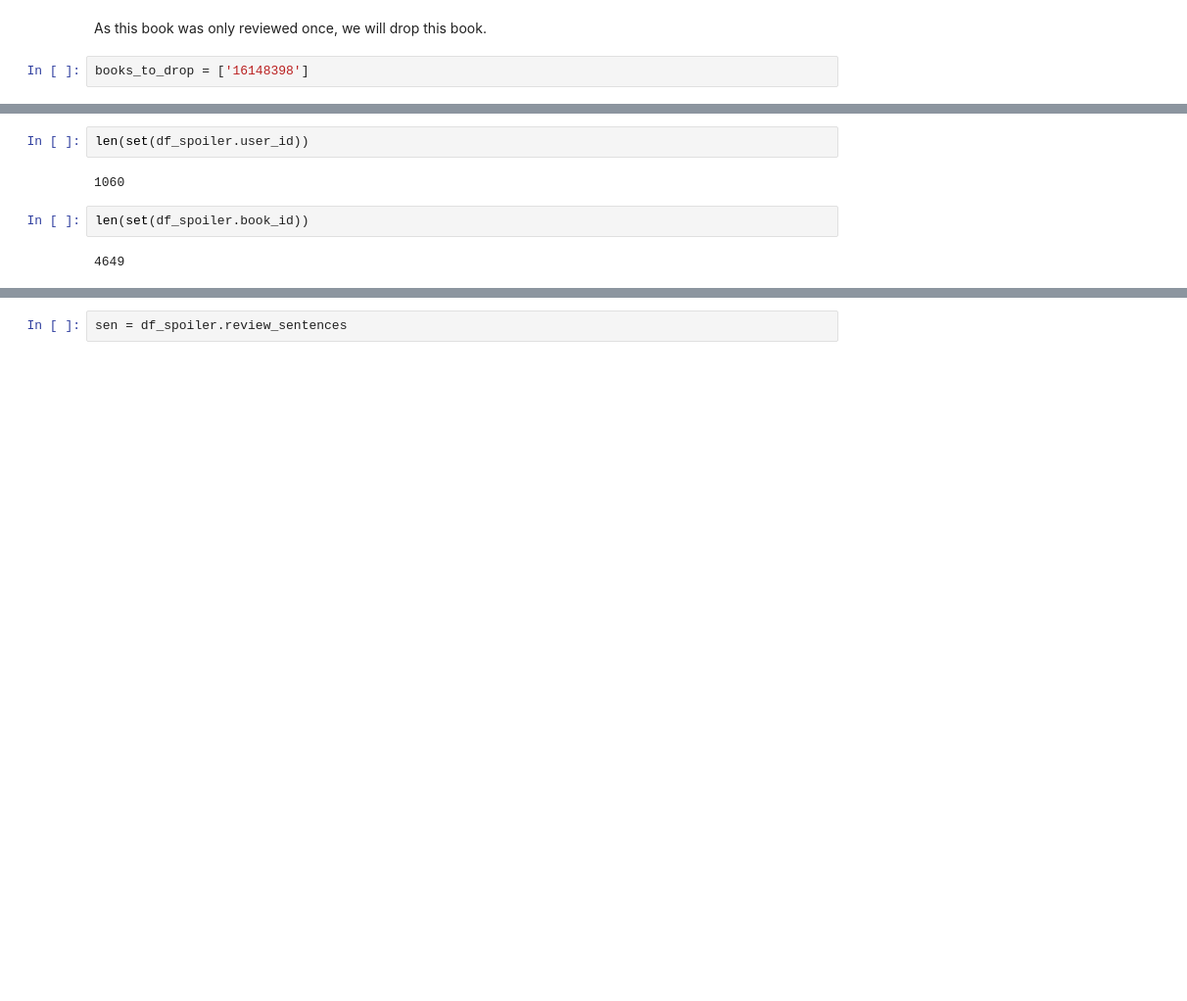
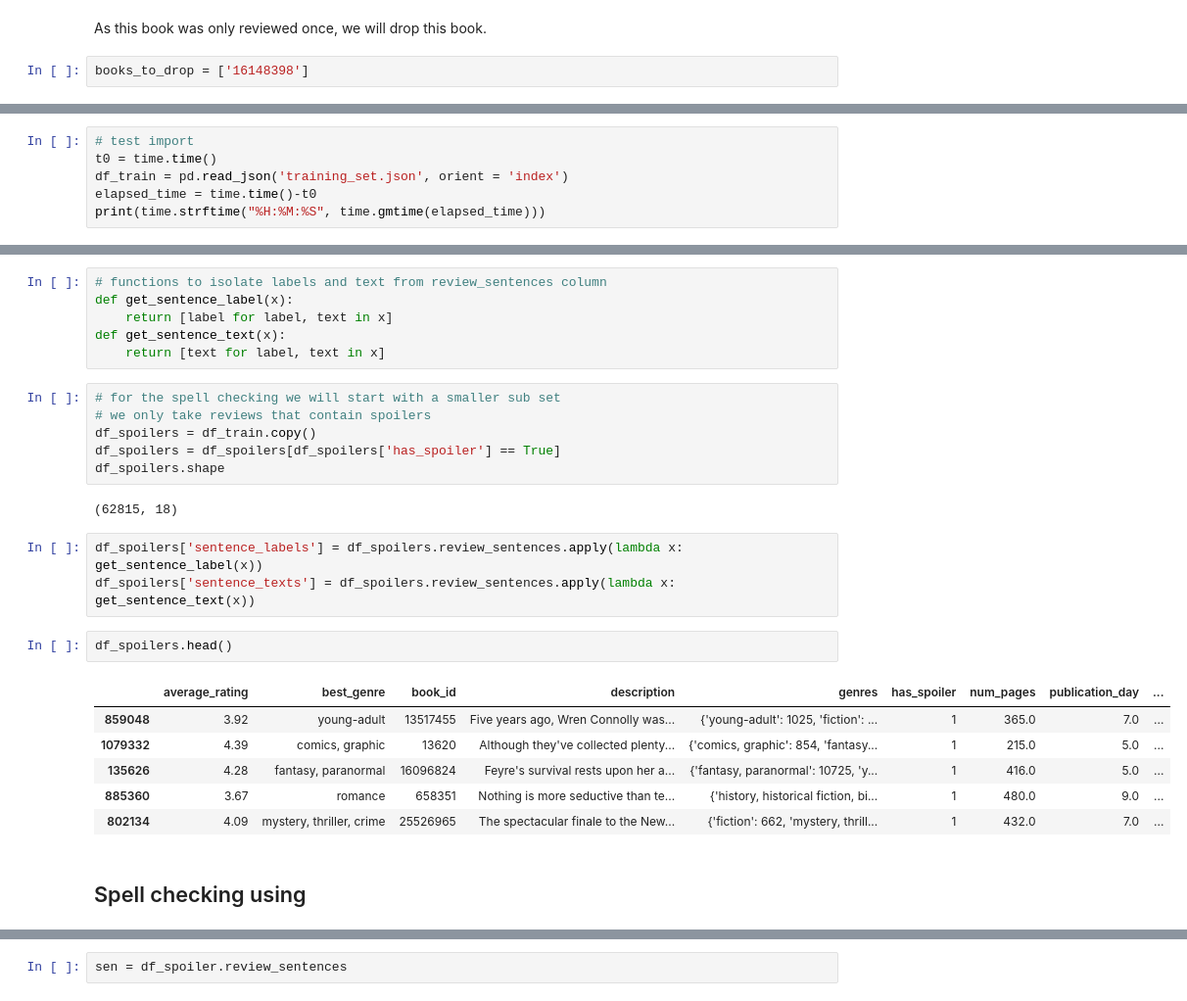
Before and after one commit to GHabeck/202011_capstone_project, a Jupyter notebook: spoiler reviews.ipynb, the cells around one changed output, grey strips where cells are left out. Shown at 98% size. Saved outputs shown, nothing was run; the diff lists cells and outputs as text; blank space fills up the shorter version.

```diff
--- a/spoiler reviews.ipynb
+++ b/spoiler reviews.ipynb
@@ -381,0 +469,6 @@ stats.items()
+# %%
+# test import
+t0 = time.time()
+df_train = pd.read_json('training_set.json', orient = 'index')
+elapsed_time = time.time()-t0
+print(time.strftime("%H:%M:%S", time.gmtime(elapsed_time)))
@@ -393,8 +482,28 @@ df_spoiler.shape
-# %%
-len(set(df_spoiler.user_id))
-# %% [output]
-1060
-# %%
-len(set(df_spoiler.book_id))
-# %% [output]
-4649
+# %%
+# functions to isolate labels and text from review_sentences column
+def get_sentence_label(x):
+    return [label for label, text in x]
+def get_sentence_text(x):
+    return [text for label, text in x]
+# %%
+# for the spell checking we will start with a smaller sub set
+# we only take reviews that contain spoilers
+df_spoilers = df_train.copy()
+df_spoilers = df_spoilers[df_spoilers['has_spoiler'] == True]
+df_spoilers.shape
+# %% [output]
+(62815, 18)
+# %%
+df_spoilers['sentence_labels'] = df_spoilers.review_sentences.apply(lambda x: get_sentence_label(x))
+df_spoilers['sentence_texts'] = df_spoilers.review_sentences.apply(lambda x: get_sentence_text(x))
+# %%
+df_spoilers.head()
+# %% [output]
+|  | average_rating | best_genre | book_id | description | genres | has_spoiler | num_pages | publication_day | ... |
+| 859048 | 3.92 | young-adult | 13517455 | Five years ago, Wren Connolly was... | {'young-adult': 1025, 'fiction': ... | 1 | 365.0 | 7.0 | ... |
+| 1079332 | 4.39 | comics, graphic | 13620 | Although they've collected plenty... | {'comics, graphic': 854, 'fantasy... | 1 | 215.0 | 5.0 | ... |
+| 135626 | 4.28 | fantasy, paranormal | 16096824 | Feyre's survival rests upon her a... | {'fantasy, paranormal': 10725, 'y... | 1 | 416.0 | 5.0 | ... |
+| 885360 | 3.67 | romance | 658351 | Nothing is more seductive than te... | {'history, historical fiction, bi... | 1 | 480.0 | 9.0 | ... |
+| 802134 | 4.09 | mystery, thriller, crime | 25526965 | The spectacular finale to the New... | {'fiction': 662, 'mystery, thrill... | 1 | 432.0 | 7.0 | ... |
+# %% [markdown]
+## Spell checking using
```
Also changed, not shown: parts of 58 cells of this notebook.
